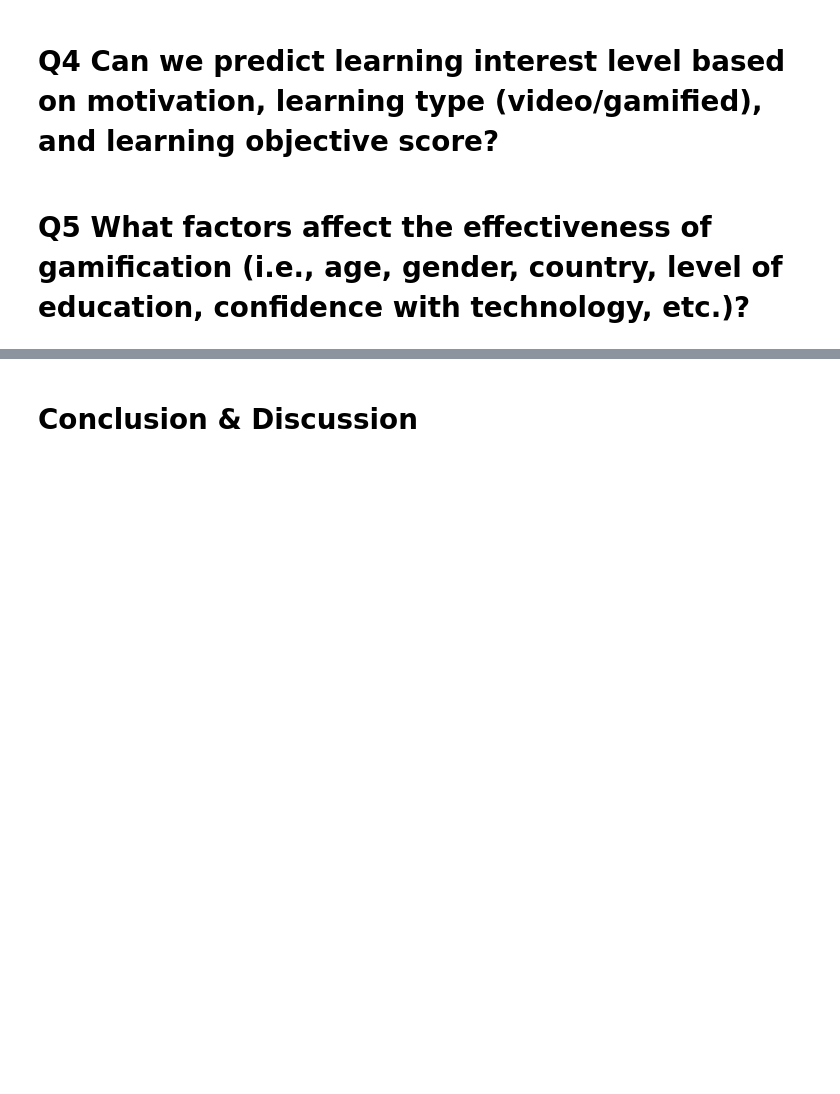
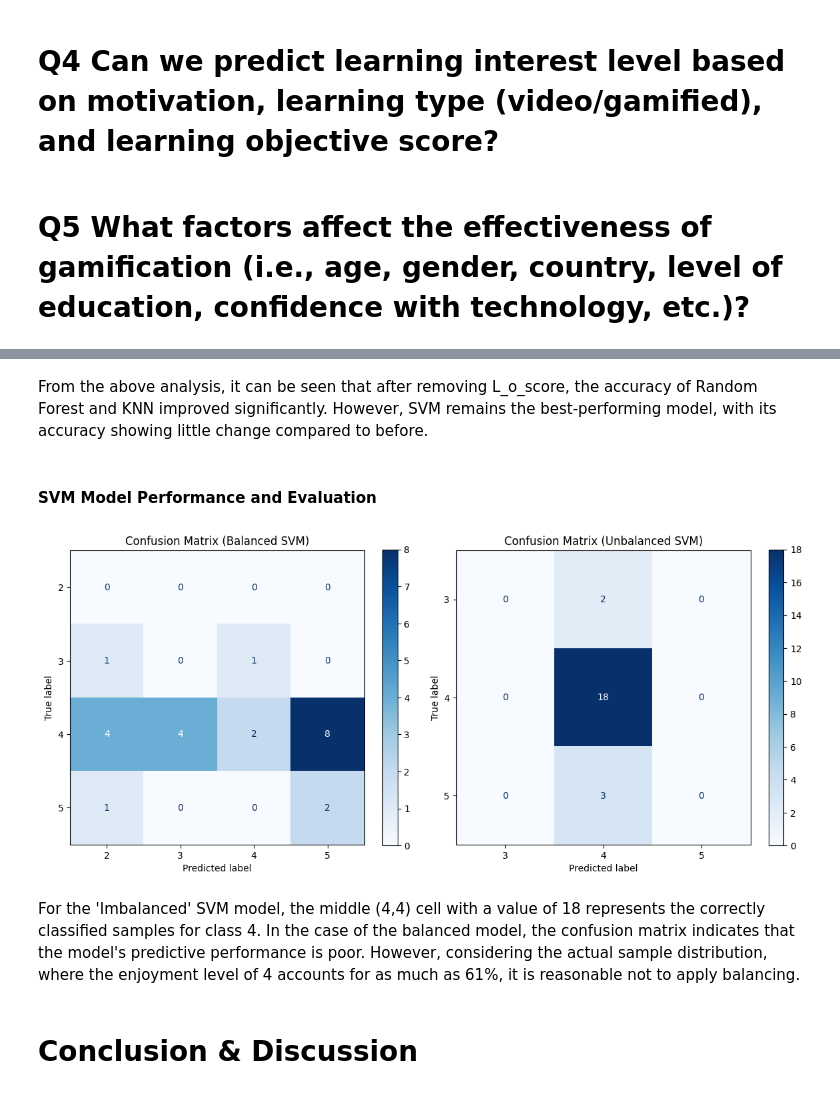
Before and after one commit to fredcatameo/DATA606_FinalProject, a Jupyter notebook: DATA606_FinalProject.ipynb, the cells around one changed output, grey strips where cells are left out. Saved outputs shown, nothing was run; the diff lists cells and outputs as text; code cells hidden in the pictures; blank space fills up the shorter version.

```diff
--- a/DATA606_FinalProject.ipynb
+++ b/DATA606_FinalProject.ipynb
@@ -1125,3 +1346,49 @@ The two groups do not have a significant difference
+# %% [markdown]
+From the above analysis, it can be seen that after removing L_o_score, the accuracy of Random Forest and KNN improved significantly.
+However, SVM remains the best-performing model, with its accuracy showing little change compared to before.
+# %% [markdown]
+#### SVM Model Performance and Evaluation
+# %%
+from sklearn.metrics import confusion_matrix, ConfusionMatrixDisplay
+from sklearn.svm import SVC
+import matplotlib.pyplot as plt
+import numpy as np
+
+# Define the models with and without class_weight='balanced'
+models = {
+    'Balanced SVM': SVC(kernel='rbf', class_weight='balanced', random_state=42),
+    'Unbalanced SVM': SVC(kernel='rbf', random_state=42)
+}
+
+# Create a figure to plot both confusion matrices
+fig, axes = plt.subplots(1, 2, figsize=(12, 5))
+
+# Iterate over the models
+for i, (name, model) in enumerate(models.items()):
+    # Train the model
+    model.fit(X_train_scaled, y_train)
+
+    # Get predictions on the test set
+    y_pred = model.predict(X_test_scaled)
+
+    # Get unique classes from both y_test and y_pred
+    labels = np.unique(np.concatenate([y_test, y_pred]))
+
+    # Generate confusion matrix
+    cm = confusion_matrix(y_test, y_pred, labels=labels)
+
+    # Visualize confusion matrix
+    disp = ConfusionMatrixDisplay(confusion_matrix=cm, display_labels=labels)
+    disp.plot(ax=axes[i], cmap='Blues')
+    axes[i].set_title(f"Confusion Matrix ({name})")
+
+# Adjust layout and display the plot
+plt.tight_layout()
+plt.show()
+# %% [output]
+[figure, added]
+# %% [markdown]
+For the 'Imbalanced' SVM model, the middle (4,4) cell with a value of 18 represents the correctly classified samples for class 4. In the case of the balanced model, the confusion matrix indicates that the model's predictive performance is poor. However, considering the actual sample distribution, where the enjoyment level of 4 accounts for as much as 61%, it is reasonable not to apply balancing.
 # %% [markdown]
 # <a name="conclusion_discussion"></a>Conclusion & Discussion
 # %% [markdown]
```
Also changed, not shown: parts of 11 cells of this notebook.
